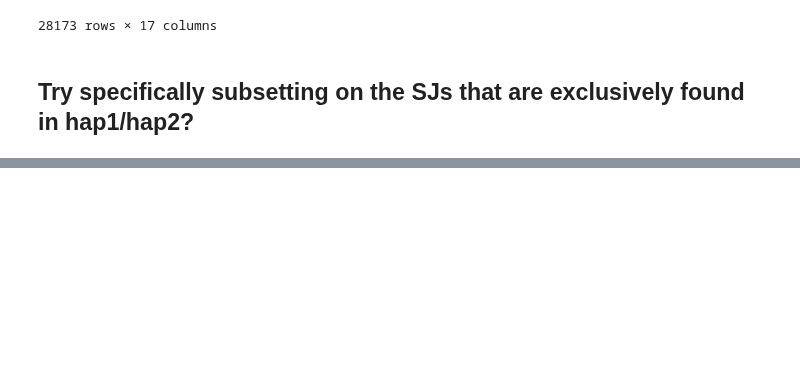
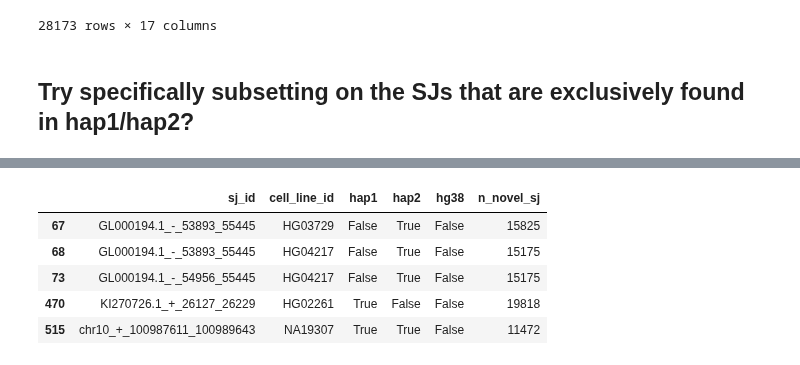
Before and after one commit to fairliereese/240903_pt, a Jupyter notebook: analysis/td_personal_get_distances_to_known_ss.ipynb, the cells around one changed output, grey strips where cells are left out. Drawn from its saved outputs; the diff is of its cells as text; code cells hidden in the pictures; blank space fills up the shorter version.

```diff
--- a/analysis/td_personal_get_distances_to_known_ss.ipynb
+++ b/analysis/td_personal_get_distances_to_known_ss.ipynb
@@ -238,0 +297,56 @@ temp = temp.loc[(temp.hg38==False)&
+# %%
+file = proc_cfg(config['lr']['td_personal']['sqanti']['sj_summary'],od)
+df = pd.read_csv(file)
+df.drop('Unnamed: 0', axis=1, inplace=True)
+df['detected'] = True
+
+# 1.5 only novel sss
+temp = df.loc[(df.start_site_novelty=='novel')|(df.end_site_category=='novel')]
+
+# only keep unique novel sjs
+temp[['Chromosome', 'Strand', 'Start', 'End']] = temp.sj_id.str.split('_', expand=True)
+temp = temp[['Chromosome', 'Strand', 'Start', 'End', 'sj_id',
+             'start_site_novelty', 'end_site_category', 'cell_line_id']].drop_duplicates()
+
+temp.Start = temp.Start.astype(int)
+temp.End = temp.End.astype(int)
+assert len(temp.loc[temp.Start>temp.End])==0
+
+# melt to 5' and 3'
+temp = temp.melt(id_vars=['Chromosome', 'Strand', 'sj_id',
+                          'start_site_novelty', 'end_site_category', 'cell_line_id'],
+                 value_vars=['Start', 'End'])
+temp['sj_loc'] = ''
+
+
+temp.loc[temp.variable=='Start', 'sj_loc'] = 'start'
+temp.loc[temp.variable=='End', 'sj_loc'] = 'end'
+
+temp['novelty_category'] = ''
+temp.loc[temp.variable=='Start', 'novelty_category'] = temp.loc[temp.variable=='Start', 'start_site_novelty']
+temp.loc[temp.variable=='End', 'novelty_category'] = temp.loc[temp.variable=='End', 'end_site_category']
+
+# only get the novel ones now
+temp = temp.loc[temp.novelty_category=='novel']
+
+temp.rename({'value':'Start'}, axis=1, inplace=True)
+# need to verify that this is working using like one motif or something make
+# sure I don't have off-by-one errors
+# verified
+temp['Start'] = temp.Start-2
+temp['End'] = temp.Start+1
+
+# verified
+temp.loc[temp.sj_loc=='start', 'Start'] = temp.loc[temp.sj_loc=='start', 'Start']-0
+temp.loc[temp.sj_loc=='start', 'End'] = temp.loc[temp.sj_loc=='start', 'End']+0
+
+
+temp.loc[temp.sj_loc=='end', 'End'] = temp.loc[temp.sj_loc=='end', 'End']+2
+temp.loc[temp.sj_loc=='end', 'Start'] = temp.loc[temp.sj_loc=='end', 'Start']+2
+# %% [output]
+|  | sj_id | cell_line_id | hap1 | hap2 | hg38 | n_novel_sj |
+| 67 | GL000194.1_-_53893_55445 | HG03729 | False | True | False | 15825 |
+| 68 | GL000194.1_-_53893_55445 | HG04217 | False | True | False | 15175 |
+| 73 | GL000194.1_-_54956_55445 | HG04217 | False | True | False | 15175 |
+| 470 | KI270726.1_+_26127_26229 | HG02261 | True | False | False | 19818 |
+| 515 | chr10_+_100987611_100989643 | NA19307 | True | True | False | 11472 |
```
Also changed, not shown: parts of 14 cells of this notebook, 1 other file.
